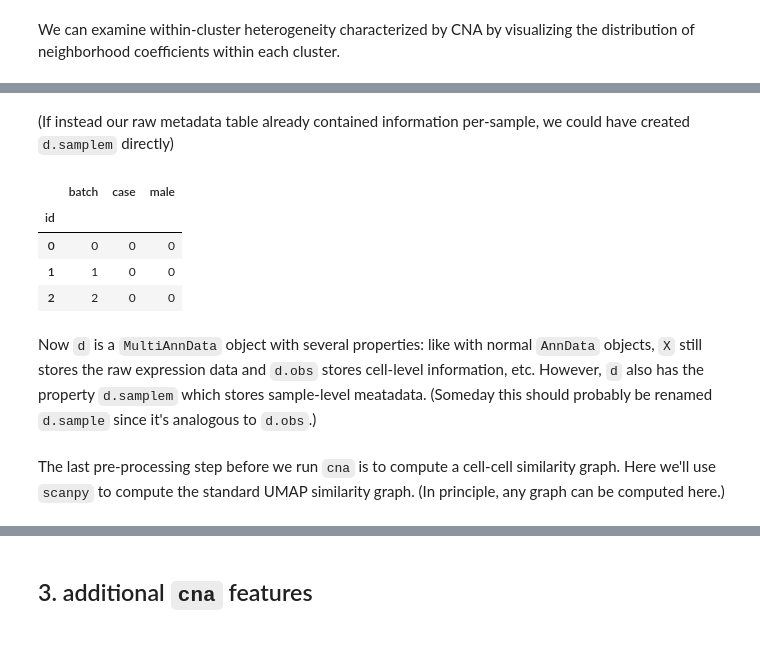
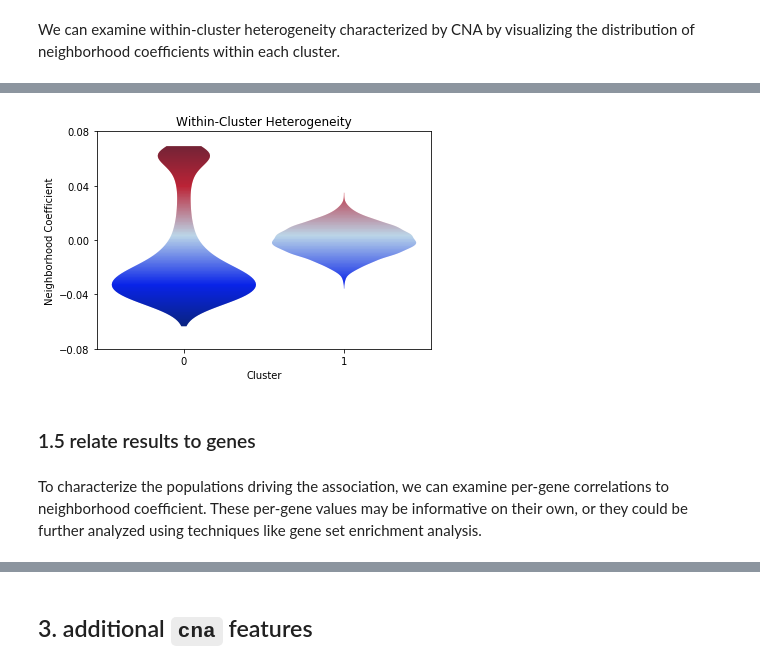
Before and after one commit to immunogenomics/cna, a Jupyter notebook: demo/demo.ipynb, the cells around one changed output, grey strips where cells are left out. Drawn from its saved outputs; the diff is of its cells as text; code cells hidden in the pictures.

Commit message:
demo tweaks, lrumker's violinplot function into cna

```diff
--- a/demo/demo.ipynb
+++ b/demo/demo.ipynb
@@ -150,12 +119,0 @@ To characterize the populations driving the association, we can examine per-gene
-# %%
-# Recall, our cells X genes matrix is stored in d.X
-gene_corrs = np.corrcoef(res.ncorrs.reshape(1,-1), d.X, rowvar = False)[0,1:]
-
-# Genes are currently just stored by number in toy data, add 'Gene' for clarity
-d.var.index = ['Gene'+d.var.index[i] for i in np.arange(d.var.shape[0])]
-
-# Which gene's expression is most correlated with neighborhood expansion among cases
-print(d.var.index[np.argmax(gene_corrs)])
-
-# Which gene's expression is most correlated with neighborhood depletion among cases
-print(d.var.index[np.argmin(gene_corrs)])
@@ -198,8 +119,0 @@ We'll now convert our data into `MultiAnnData` object and compute a UMAP nearest
-# %%
-import multianndata as mad
-
-# initialize MultiAnnData object
-# IMPORTANT: this is where we tell MultiAnnData which column of cell_meta corresponds to sample id
-d = mad.MultiAnnData(X=X,            #expression matrix
-                     obs=cell_meta,  #cell metadata matrix (pandas DataFrame)
-                     sampleid='id')  #name of column of cell_meta that contains sample id for each cell
@@ -218,19 +120,14 @@ d.samplem.head(3) # take a peek
-# %% [markdown]
-(If instead our raw metadata table already contained information per-sample, we could have created `d.samplem` directly)
-# %%
-# raw metadata DataFrame per-sample
-sample_meta = d.samplem.copy()
-
-# add to data object directly
-d.samplem = sample_meta
-d.samplem.head(3) # take a peek
-# %% [output]
-|  | batch | case | male |
-| id |  |  |  |
-| 0 | 0 | 0 | 0 |
-| 1 | 1 | 0 | 0 |
-| 2 | 2 | 0 | 0 |
-# %% [markdown]
-Now `d` is a `MultiAnnData` object with several properties: like with normal `AnnData` objects, `X` still stores the raw expression data and `d.obs` stores cell-level information, etc. However, `d` also has the property `d.samplem` which stores sample-level meatadata. (Someday this should probably be renamed `d.sample` since it's analogous to `d.obs`.)
-# %% [markdown]
-The last pre-processing step before we run `cna` is to compute a cell-cell similarity graph. Here we'll use `scanpy` to compute the standard UMAP similarity graph. (In principle, any graph can be computed here.)
+# %%
+ax = cna.pl.violinplot(d,     # dataset
+                  res,        # CNA results object
+                  'leiden')   # name of the column of obs that contains the clustering
+ax.set_title('Within-Cluster Heterogeneity')
+ax.set_yticks([-0.08, -0.04, 0, 0.04, 0.08])
+ax.set_xlabel('Cluster')
+plt.show()
+# %% [output]
+[figure, added]
+# %% [markdown]
+### 1.5 relate results to genes
+# %% [markdown]
+To characterize the populations driving the association, we can examine per-gene correlations to neighborhood coefficient. These per-gene values may be informative on their own, or they could be further analyzed using techniques like gene set enrichment analysis.
```
Also changed, not shown: parts of 65 cells of this notebook, 6 other files.
